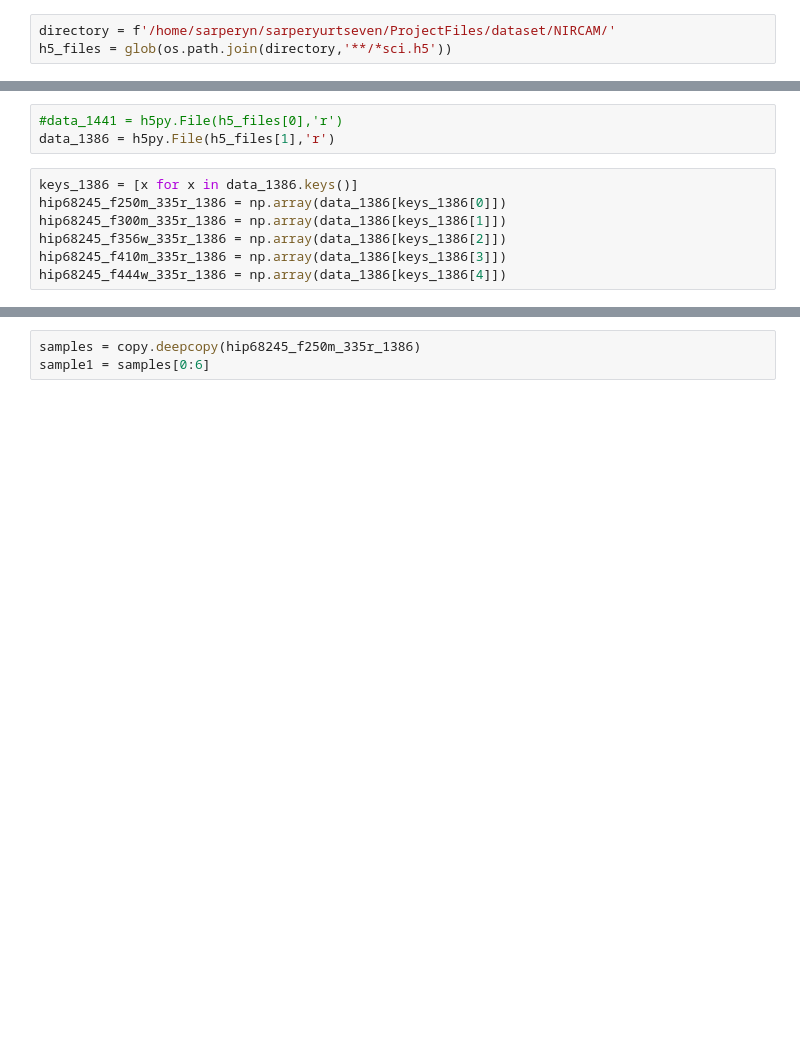
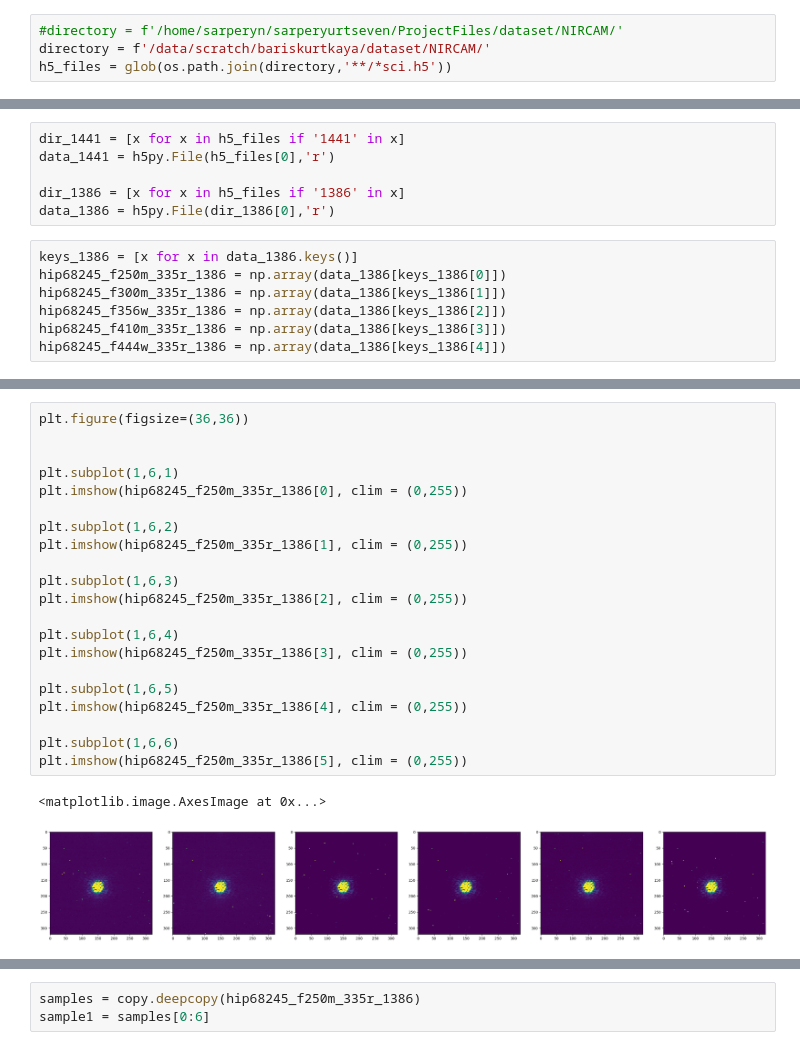
Before and after one commit to AstroMusers/AI-Boosted-Coronagraphy, a Jupyter notebook: notebooks/PSFs.ipynb, the cells around one changed output, grey strips where cells are left out. Cells and saved outputs as stored; diff of their text form; blank space fills up the shorter version.

```diff
--- a/notebooks/PSFs.ipynb
+++ b/notebooks/PSFs.ipynb
@@ -31,5 +31,6 @@ def visualize_syn_data(data,nrow,ncol):
     plt.subplots_adjust(wspace=0,hspace=0)
     plt.show()
 # %%
-directory = f'/home/sarperyn/sarperyurtseven/ProjectFiles/dataset/NIRCAM/'
+#directory = f'/home/sarperyn/sarperyurtseven/ProjectFiles/dataset/NIRCAM/'
+directory = f'/data/scratch/bariskurtkaya/dataset/NIRCAM/'
 h5_files = glob(os.path.join(directory,'**/*sci.h5'))
@@ -36,6 +42,9 @@ h5_files = glob(os.path.join(directory,'**/*sci.h5'))
 # %%
-#data_1441 = h5py.File(h5_files[0],'r')
-data_1386 = h5py.File(h5_files[1],'r')
+dir_1441 = [x for x in h5_files if '1441' in x]
+data_1441 = h5py.File(h5_files[0],'r')
+
+dir_1386 = [x for x in h5_files if '1386' in x]
+data_1386 = h5py.File(dir_1386[0],'r')
 # %%
 keys_1386 = [x for x in data_1386.keys()]
 hip68245_f250m_335r_1386 = np.array(data_1386[keys_1386[0]])
@@ -48 +84,25 @@ psfs = glob('PSF_MODELS/*.fits')
+# %%
+plt.figure(figsize=(36,36))
+
+
+plt.subplot(1,6,1)
+plt.imshow(hip68245_f250m_335r_1386[0], clim = (0,255))
+
+plt.subplot(1,6,2)
+plt.imshow(hip68245_f250m_335r_1386[1], clim = (0,255))
+
+plt.subplot(1,6,3)
+plt.imshow(hip68245_f250m_335r_1386[2], clim = (0,255))
+
+plt.subplot(1,6,4)
+plt.imshow(hip68245_f250m_335r_1386[3], clim = (0,255))
+
+plt.subplot(1,6,5)
+plt.imshow(hip68245_f250m_335r_1386[4], clim = (0,255))
+
+plt.subplot(1,6,6)
+plt.imshow(hip68245_f250m_335r_1386[5], clim = (0,255))
+# %% [output]
+<matplotlib.image.AxesImage at 0x...>
+[figure, added]
 # %%
```
Also changed, not shown: parts of 10 cells of this notebook, 9 other files.
